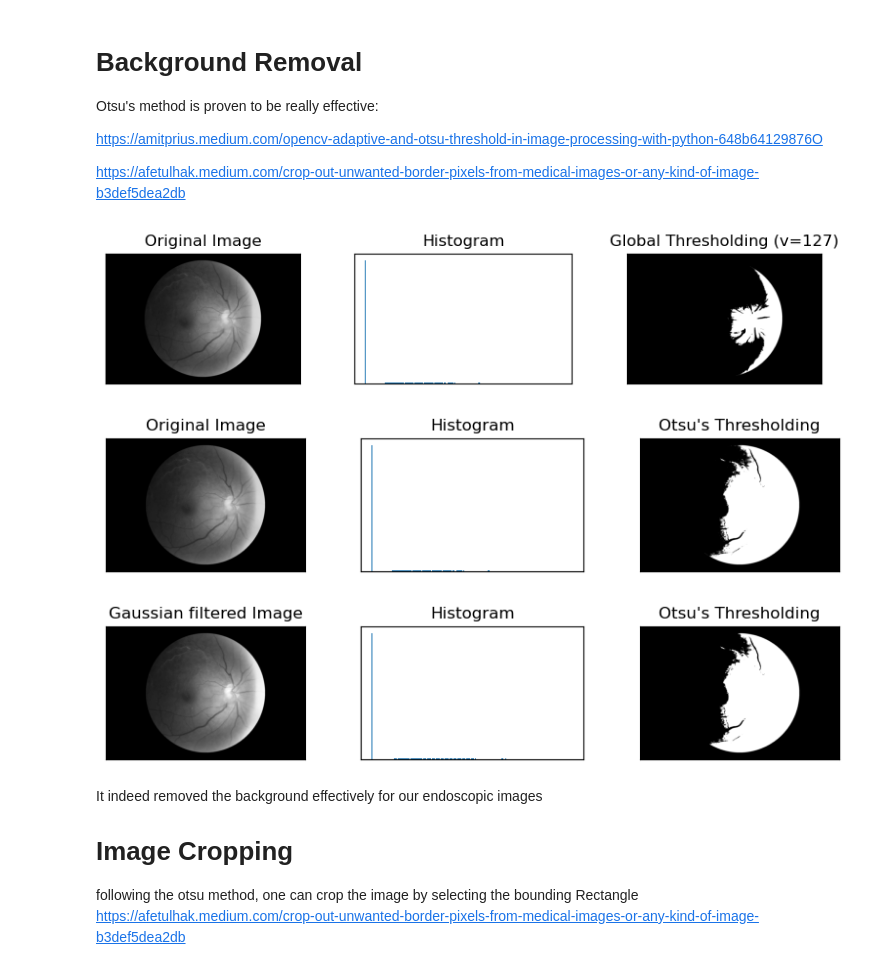
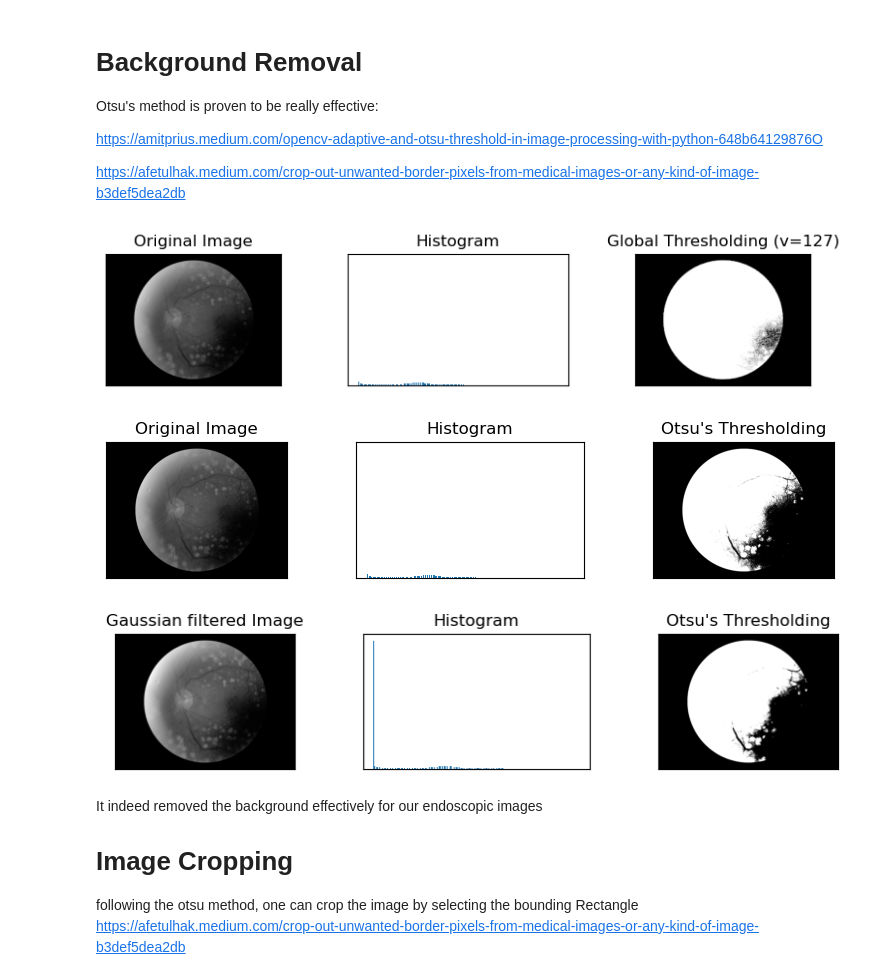
Before and after one commit to SAutum/fundusfunfunf, a Jupyter notebook: 00_preprocessing.ipynb, the cells around one changed output. Cells and saved outputs as stored; diff of their text form; code cells hidden in the pictures.

```diff
--- a/00_preprocessing.ipynb
+++ b/00_preprocessing.ipynb
@@ -18,42 +18,42 @@ https://afetulhak.medium.com/crop-out-unwanted-border-pixels-from-medical-images
 import cv2 as cv
 from matplotlib import pyplot as plt
 
-image = cv.imread('images/593_right.jpg')
+image = cv.imread('images/2_left.jpg')
 img = cv.cvtColor(image, cv.COLOR_BGR2GRAY)
 
  # threshold with the simple binary method
-ret1,simp_thresh = cv.threshold(img,127,255,cv.THRESH_BINARY)
+ret1,simp_thresh = cv.threshold(img,1,255,cv.THRESH_BINARY)
 
 # Otsu's threshold without any filter
-ret2,simp_thresh_otsu = cv.threshold(img,0,255,cv.THRESH_BINARY+cv.THRESH_OTSU)
+ret2,simp_thresh_otsu = cv.threshold(img, 0,255,cv.THRESH_BINARY+cv.THRESH_OTSU)
 
 # Otsu's threshold using Gaussian filtering
 blur = cv.GaussianBlur(img,(5,5),0)
-ret3,otsu_filter = cv.threshold(blur,0,255,cv.THRESH_BINARY+cv.THRESH_OTSU)
+ret3,otsu_filter = cv.threshold(blur,155,255,cv.THRESH_BINARY+cv.THRESH_OTSU)
 
 # histogram of images
 images = [img, 0, simp_thresh,
           img, 0, simp_thresh_otsu,
           blur, 0, otsu_filter]
 
 titles = ['Original Image','Histogram','Global Thresholding (v=127)',
           'Original Image','Histogram',"Otsu's Thresholding",
           'Gaussian filtered Image','Histogram',"Otsu's Thresholding"]
 
 # using a loop to visualize the different types of methods
 for i in range(3):
     plt.figure(figsize=(10,6))
     plt.subplot(3,3,i*3+1),plt.imshow(images[i*3],'gray')
     plt.title(titles[i*3]), plt.xticks([]), plt.yticks([])
     plt.subplot(3,3,i*3+2),plt.hist(images[i*3].ravel(),256)
     plt.title(titles[i*3+1]), plt.xticks([]), plt.yticks([])
     plt.subplot(3,3,i*3+3),plt.imshow(images[i*3+2],'gray')
     plt.title(titles[i*3+2]), plt.xticks([]), plt.yticks([])
 
 plt.show()
 # %% [output]
-[figure, old version]
+[figure, new version]
-[figure, old version]
+[figure, new version]
-[figure, old version]
+[figure, new version]
 # %%
 from packages.small_batch_images import *
```
Also changed, not shown: parts of 17 cells of this notebook.
